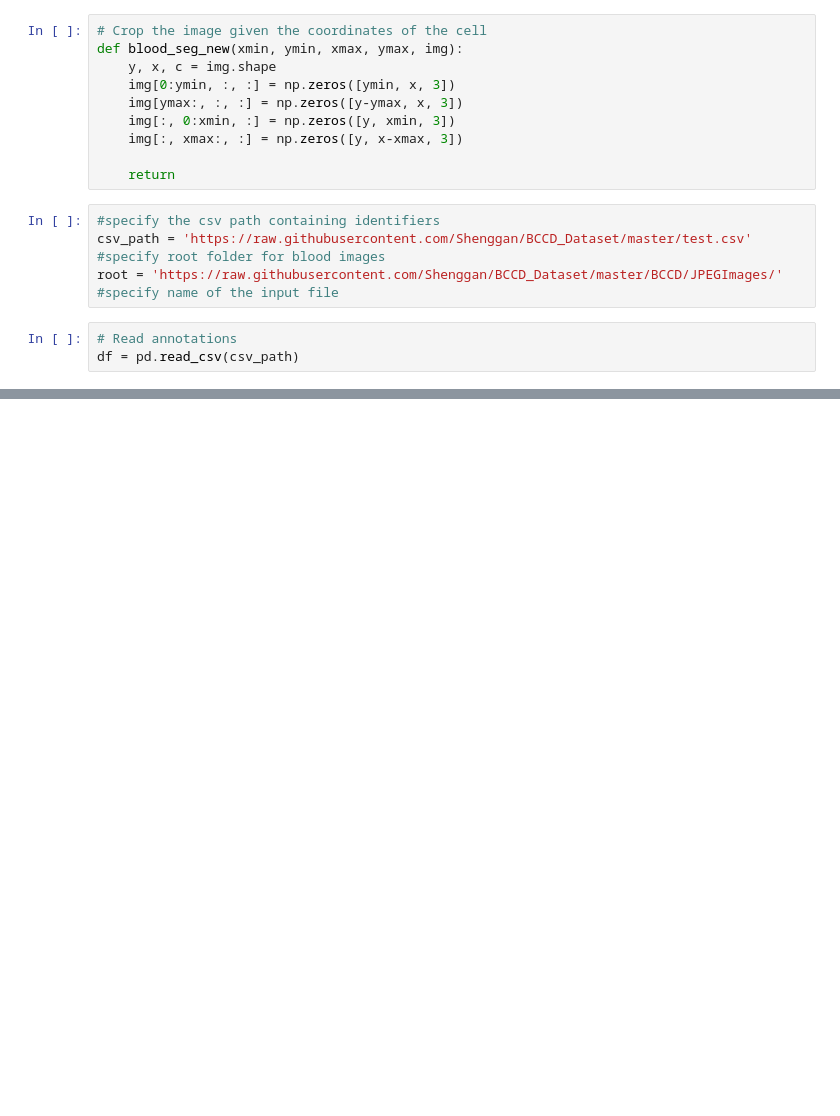
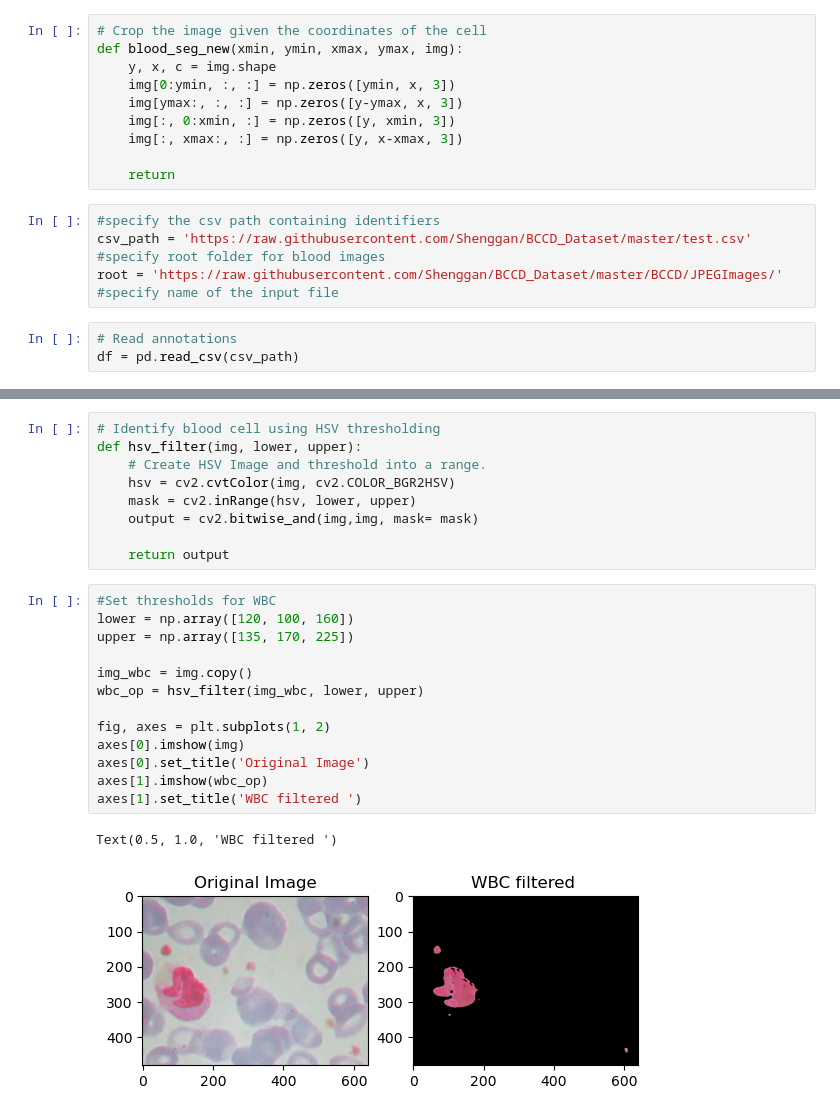
Before and after one commit to shreeja-shreeja/blood-image-exp, a Jupyter notebook: blood_segment.ipynb, the cells around one changed output, grey strips where cells are left out. Cells and saved outputs as stored; diff of their text form; blank space fills up the shorter version.

Commit message:
Added HSV thresholds based on a few files

```diff
--- a/blood_segment.ipynb
+++ b/blood_segment.ipynb
@@ -119,0 +120,25 @@ Text(0.5, 1.0, 'HSV image ')
+# %%
+# Identify blood cell using HSV thresholding
+def hsv_filter(img, lower, upper):
+    # Create HSV Image and threshold into a range.
+    hsv = cv2.cvtColor(img, cv2.COLOR_BGR2HSV)
+    mask = cv2.inRange(hsv, lower, upper)
+    output = cv2.bitwise_and(img,img, mask= mask)
+
+    return output
+# %%
+#Set thresholds for WBC
+lower = np.array([120, 100, 160])
+upper = np.array([135, 170, 225])
+
+img_wbc = img.copy()
+wbc_op = hsv_filter(img_wbc, lower, upper)
+
+fig, axes = plt.subplots(1, 2)
+axes[0].imshow(img)
+axes[0].set_title('Original Image')
+axes[1].imshow(wbc_op)
+axes[1].set_title('WBC filtered ')
+# %% [output]
+Text(0.5, 1.0, 'WBC filtered ')
+[figure, added]
```
Also changed, not shown: parts of 6 cells of this notebook.
